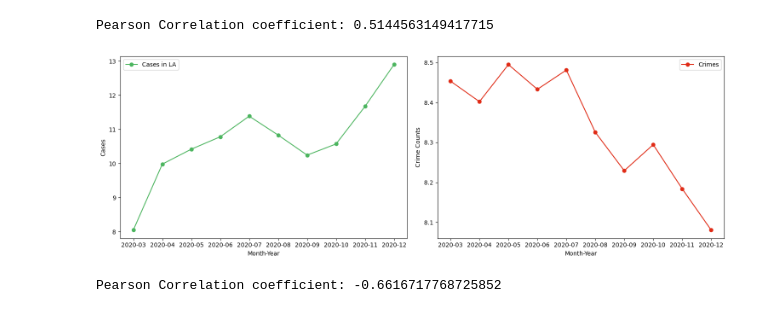
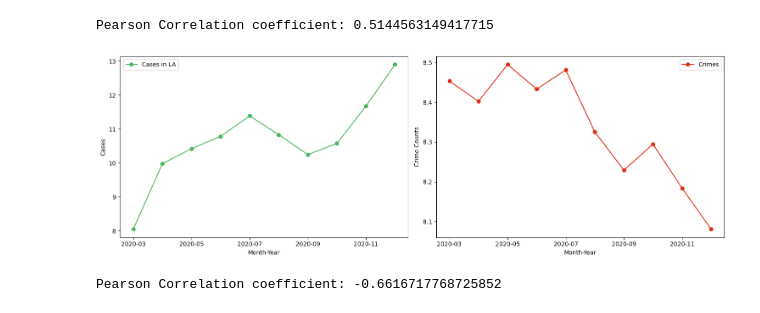
Before and after one commit to PremPrakashS/my-made-repo, a Jupyter notebook: project/report.ipynb, the cells around one changed output. Drawn from its saved outputs; the diff is of its cells as text; code cells hidden in the pictures.

```diff
--- a/project/report.ipynb
+++ b/project/report.ipynb
@@ -488,34 +458,34 @@ filtered_combined_df_M = combined_df_M[combined_df_M['Month-Year'] <= '2020-12']
 # %%
 # Create a figure and a set of subplots
 fig, (ax1, ax2) = plt.subplots(1, 2, figsize=(15, 5))
 
 # First subplot
 ax1.plot(filtered_combined_df_M['Month-Year'], np.log(filtered_combined_df_M['New_Cases_LA']), marker='o', label='Cases in LA', color='#4cb55f')
 ax1.set_xlabel('Month-Year')
 ax1.set_ylabel('Cases')
 ax1.legend()
 
-ticks_to_use_1 = list(filtered_combined_df_M['Month-Year'][::1])
+ticks_to_use_1 = list(filtered_combined_df_M['Month-Year'][::2])
 ax1.set_xticks(ticks_to_use_1)
 ax1.set_xticklabels([str(i) for i in ticks_to_use_1])
 
 # Second subplot
 ax2.plot(filtered_combined_df_M['Month-Year'], np.log(filtered_combined_df_M['crime_counts']), marker='o', label='Crimes', color='#e02b16')
 ax2.set_xlabel('Month-Year')
 ax2.set_ylabel('Crime Counts')
 ax2.legend()
 
-ticks_to_use_2 = list(filtered_combined_df_M['Month-Year'][::1])
+ticks_to_use_2 = list(filtered_combined_df_M['Month-Year'][::2])
 ax2.set_xticks(ticks_to_use_2)
 ax2.set_xticklabels([str(i) for i in ticks_to_use_2])
 
 # Automatically adjust subplot params so that the subplot(s) fits in to the figure area.
 plt.tight_layout()
 
 # Show the plot
 plt.show()
 # %% [output]
-[figure, old version]
+[figure, new version]
 # %%
 pearson_corr = filtered_combined_df_M['crime_counts'].corr(combined_df_M['New_Cases_LA'], method='pearson')
 print("Pearson Correlation coefficient:", pearson_corr)
```
Also changed, not shown: parts of 8 cells of this notebook, 4 other files.
